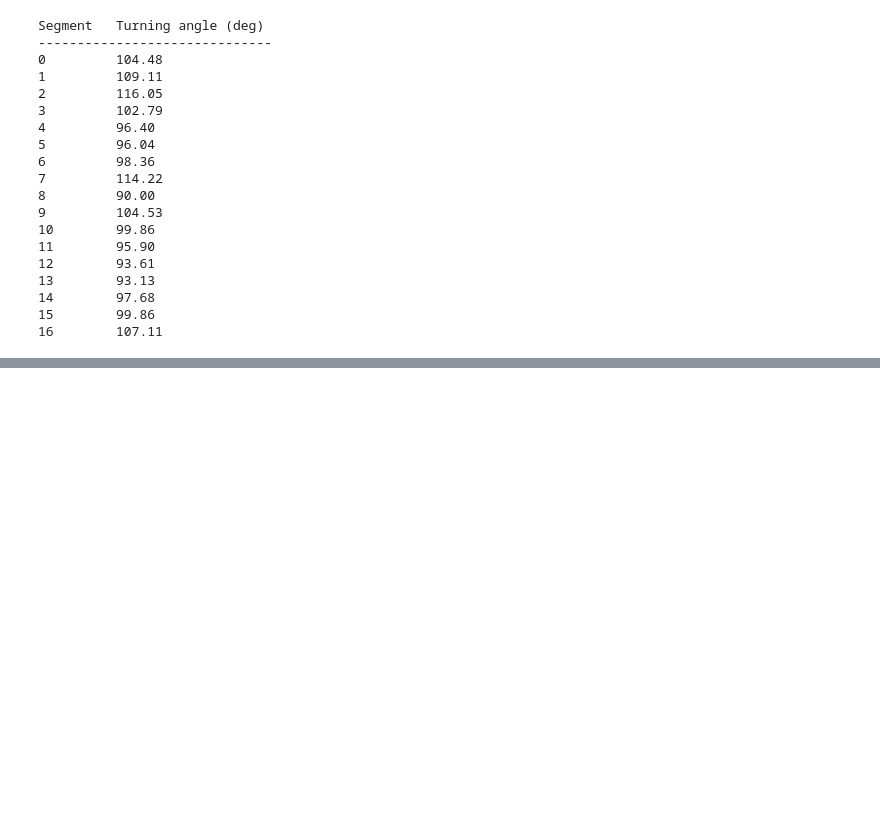
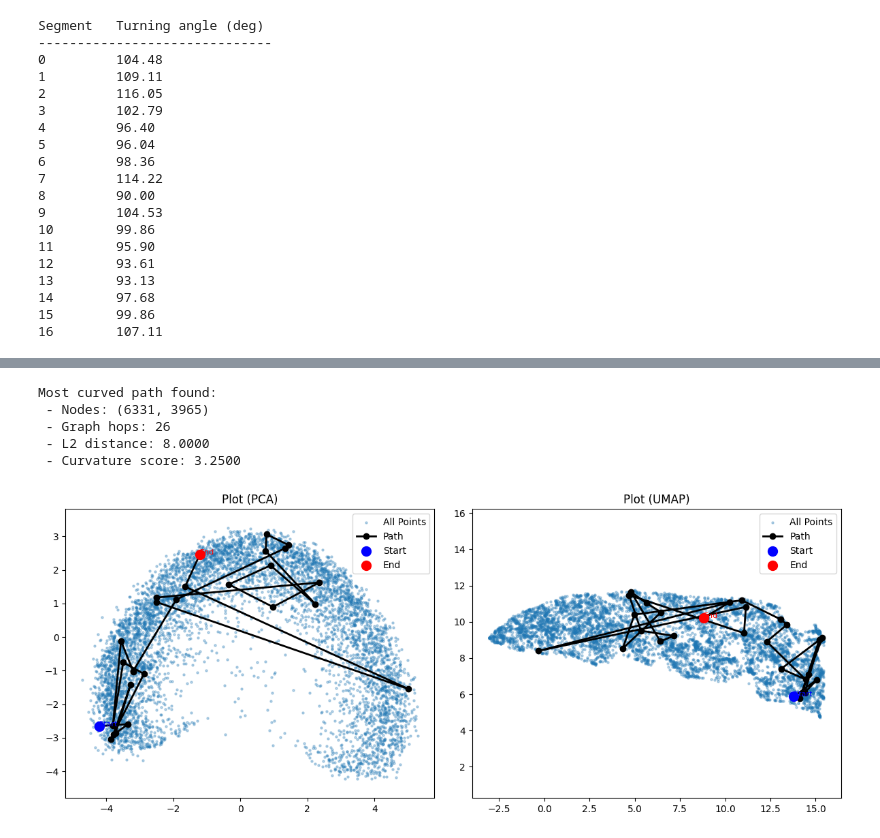
Before and after one commit to Antel0pe/SpaceOfMNIST-Digits, a Jupyter notebook: ExploringDimensions.ipynb, the cells around one changed output, grey strips where cells are left out. Saved outputs shown, nothing was run; the diff lists cells and outputs as text; code cells hidden in the pictures; blank space fills up the shorter version.

```diff
--- a/ExploringDimensions.ipynb
+++ b/ExploringDimensions.ipynb
@@ -412,0 +497,58 @@ Segment   Turning angle (deg)
+# %%
+import numpy as np
+import random
+
+def find_high_curvature_paths(g, vectors_np, num_samples=100):
+    best_score = -1
+    best_pair = (None, None)
+    best_path = []
+
+    n = g.vcount()
+
+    for _ in range(num_samples):
+        # Random pair of distinct nodes
+        u, v = random.sample(range(n), 2)
+
+        # Graph distance (number of hops)
+        try:
+            path = g.get_shortest_paths(u, to=v, output='vpath')[0]
+        except:
+            continue  # skip if no path (disconnected)
+        graph_len = len(path) - 1
+
+        if graph_len == 0:
+            continue
+
+        # L2 distance in 784D
+        vec_u = vectors_np[u]
+        vec_v = vectors_np[v]
+        l2_dist = np.linalg.norm(vec_u - vec_v)
+
+        if l2_dist == 0:
+            continue
+
+        # Curvature score: how bendy is the path vs straight line
+        score = graph_len / l2_dist
+
+        if score > best_score:
+            best_score = score
+            best_pair = (u, v)
+            best_path = path
+
+    print(f"Most curved path found:")
+    print(f" - Nodes: {best_pair}")
+    print(f" - Graph hops: {len(best_path) - 1}")
+    print(f" - L2 distance: {np.linalg.norm(vectors_np[best_pair[0]] - vectors_np[best_pair[1]]):.4f}")
+    print(f" - Curvature score: {best_score:.4f}")
+
+    return best_pair, best_path, best_score
+
+pair, path, score = find_high_curvature_paths(g_largest, vectors_np, num_samples=100)
+plot_curvature_path_pca_umap(path, vectors_np, title_prefix="Plot")
+# %% [output]
+Most curved path found:
+ - Nodes: (6331, 3965)
+ - Graph hops: 26
+ - L2 distance: 8.0000
+ - Curvature score: 3.2500
+[figure, added]
```
Also changed, not shown: parts of 9 cells of this notebook.
